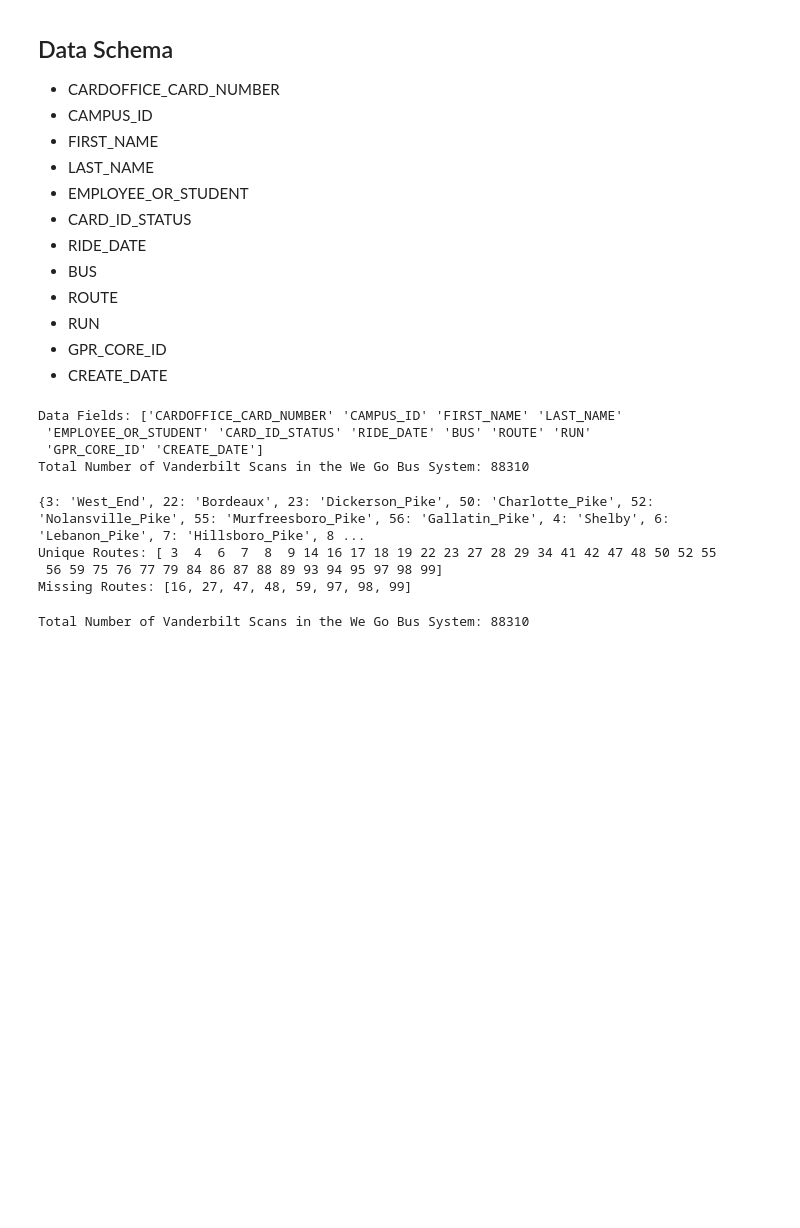
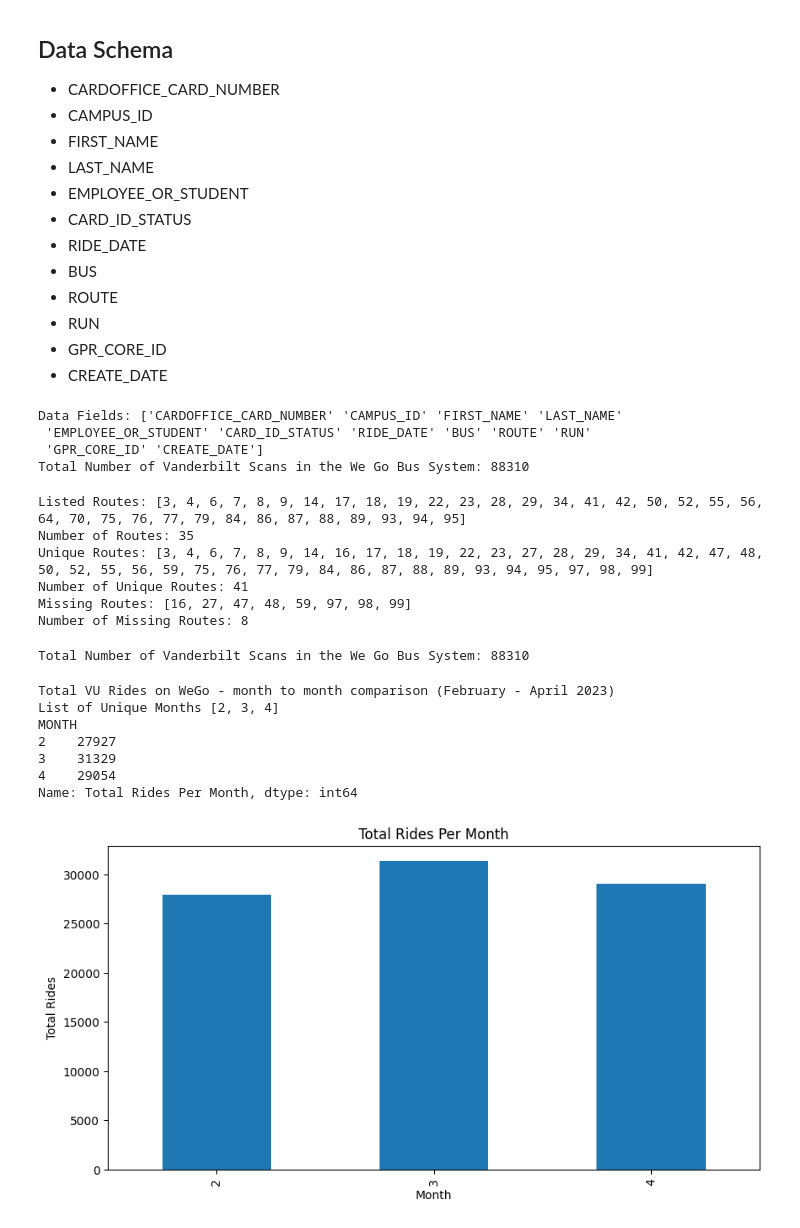
Before and after one commit to SySyAli/vanderbilt_movevu, a Jupyter notebook: testing/testing.ipynb, the cells around one changed output. Cells and saved outputs as stored; diff of their text form; code cells hidden in the pictures; blank space fills up the shorter version.

Commit message:
Added Bus Route Analysis.

```diff
--- a/testing/testing.ipynb
+++ b/testing/testing.ipynb
@@ -105,23 +106,45 @@ WEGO_TRAIN_SERVICE = {
 }
 
 WEGO_ALL_ROUTES = {**WEGO_FREQUENT_SERVICE, **WEGO_LOCAL_SERVICE, **WEGO_CONNECTOR_SERVICE, **WEGO_EXPRESS_SERVICE, **WEGO_TRAIN_SERVICE}
-print(WEGO_ALL_ROUTES)
+list_WE_GO_ALL_ROUTES = list(WEGO_ALL_ROUTES.keys())
+list_WE_GO_ALL_ROUTES.sort()
+print("Listed Routes:", list_WE_GO_ALL_ROUTES)
+print("Number of Routes:", len(list_WE_GO_ALL_ROUTES))
+
 
 # checking unique routes from the data
-unique_routes = df['ROUTE'].unique()
+unique_routes = list(df['ROUTE'].unique())
 unique_routes.sort()
 print("Unique Routes:", unique_routes)
 set_unique_routes = set(unique_routes)
+print("Number of Unique Routes:", len(set_unique_routes))
 # seeing what routes are missing from the dictionary
-missing_routes_set = set_unique_routes - set(WEGO_ALL_ROUTES.keys())
+missing_routes_set = set_unique_routes - set(list_WE_GO_ALL_ROUTES)
 missing_routes = list(missing_routes_set)
 missing_routes.sort()
 print("Missing Routes:", missing_routes)
+print("Number of Missing Routes:", len(missing_routes))
+
+
+# Possible Explanation for Missing Routes:
+# Missing Routes: [16, 27, 47, 48, 59, 97, 98, 99]
+# 16: Old Hickory - Independent section became part of an extended 36 Madison Square
+# 16: Madison/Old Hickory - Created on August 10, 2003; eliminated due to budget crisis; service restored in Madison on September 26, 2010, as 76 Madison Connector; rest restored on April 30, 2012, as 27 Old Hickory (eastern portion) and 36 Madison Express (western portion)
+# 27: Opryland Hotel
+# 27: Old Hickory
+# 47:
+# 48:
+# 59:
+# 97:
+# 98:
+# 99:
 # %% [output]
-{3: 'West_End', 22: 'Bordeaux', 23: 'Dickerson_Pike', 50: 'Charlotte_Pike', 52: 'Nolansville_Pike', 55: 'Murfreesboro_Pike', 56: 'Gallatin_Pike', 4: 'Shelby', 6: 'Lebanon_Pike', 7: 'Hillsboro_Pike', 8 ...
-Unique Routes: [ 3  4  6  7  8  9 14 16 17 18 19 22 23 27 28 29 34 41 42 47 48 50 52 55
- 56 59 75 76 77 79 84 86 87 88 89 93 94 95 97 98 99]
+Listed Routes: [3, 4, 6, 7, 8, 9, 14, 17, 18, 19, 22, 23, 28, 29, 34, 41, 42, 50, 52, 55, 56, 64, 70, 75, 76, 77, 79, 84, 86, 87, 88, 89, 93, 94, 95]
+Number of Routes: 35
+Unique Routes: [3, 4, 6, 7, 8, 9, 14, 16, 17, 18, 19, 22, 23, 27, 28, 29, 34, 41, 42, 47, 48, 50, 52, 55, 56, 59, 75, 76, 77, 79, 84, 86, 87, 88, 89, 93, 94, 95, 97, 98, 99]
+Number of Unique Routes: 41
 Missing Routes: [16, 27, 47, 48, 59, 97, 98, 99]
+Number of Missing Routes: 8
 # %%
 # Data Cleaning First!
 # general analysis
@@ -136,3 +159,41 @@ print("Total Number of Vanderbilt Scans in the We Go Bus System:", df.shape[0])
 # Remove Rows with Invalid Bus Route
 # %% [output]
 Total Number of Vanderbilt Scans in the We Go Bus System: 88310
+# %%
+# total VU Rides on WeGo - month to month comparison (February - April 2023)
+print("Total VU Rides on WeGo - month to month comparison (February - April 2023)")
+# Converting the "RIDE_DATE" and "CREATE_DATE" columns to datetime objects
+df['RIDE_DATE'] = pd.to_datetime(df['RIDE_DATE'])
+df['CREATE_DATE'] = pd.to_datetime(df['CREATE_DATE'])
+
+# Extract the sum the year and month from the "RIDE_DATE" column
+df['MONTH'] = df['RIDE_DATE'].dt.month
+
+month_list = list(df['MONTH'].unique())
+month_list.sort()
+
+print("List of Unique Months", month_list)
+
+# Group the data by month and calculate the total number of rides per month
+monthly_rides = df.groupby('MONTH')['RIDE_DATE'].count()
+# set the header to "Total Rides"
+monthly_rides = monthly_rides.rename("Total Rides Per Month")
+print(monthly_rides)
+
+# Visualize the data
+plt.figure(figsize=(10, 5))
+monthly_rides.plot.bar()
+plt.title("Total Rides Per Month")
+plt.xlabel("Month")
+plt.ylabel("Total Rides")
+# plt.xticks(range(len(monthly_rides)), ['February 2023', 'March 2023', 'April 2023'])
+plt.show()
+# %% [output]
+Total VU Rides on WeGo - month to month comparison (February - April 2023)
+List of Unique Months [2, 3, 4]
+MONTH
+2    27927
+3    31329
+4    29054
+Name: Total Rides Per Month, dtype: int64
+[figure, added]
```
Also changed, not shown: parts of 8 cells of this notebook.
